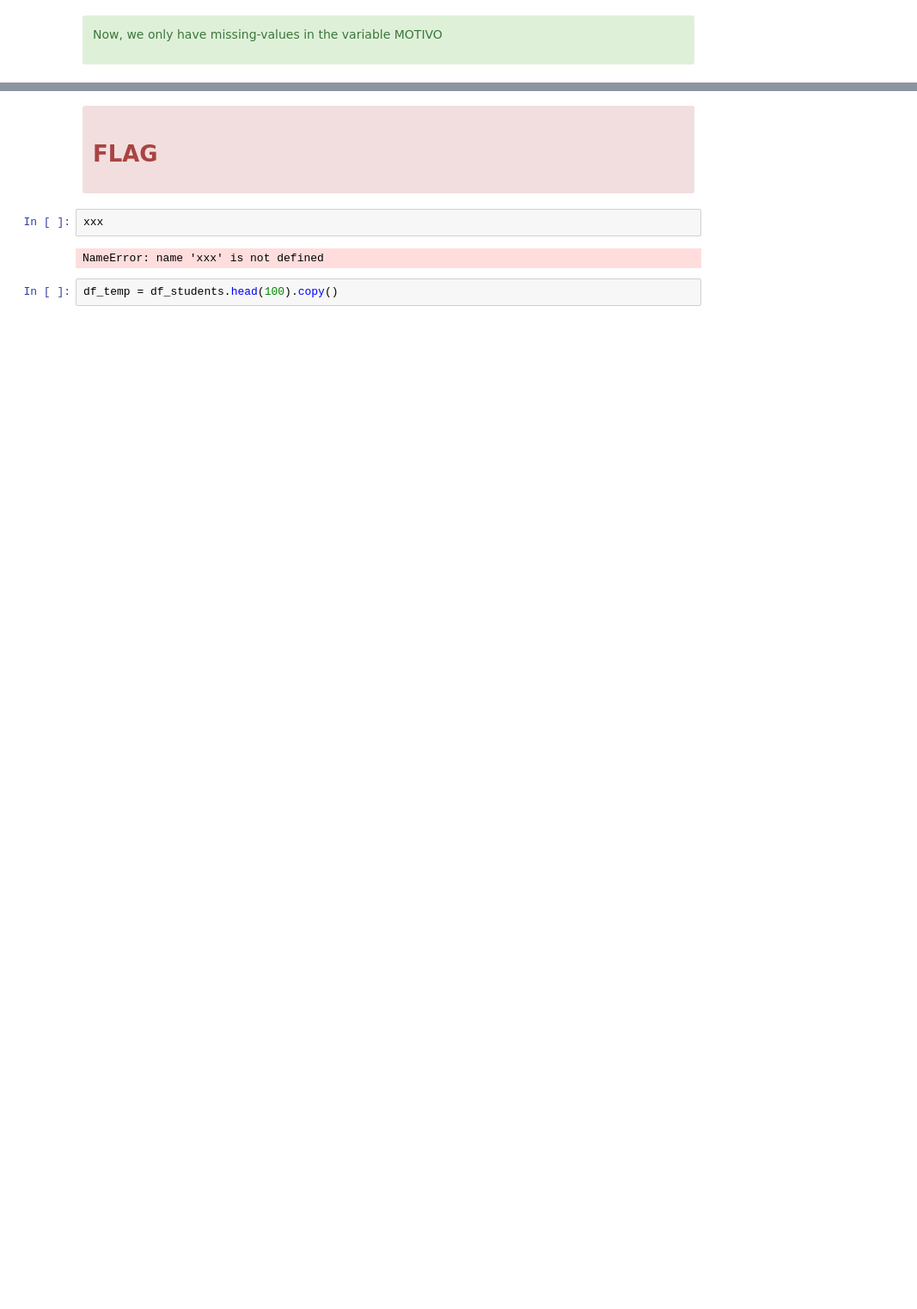
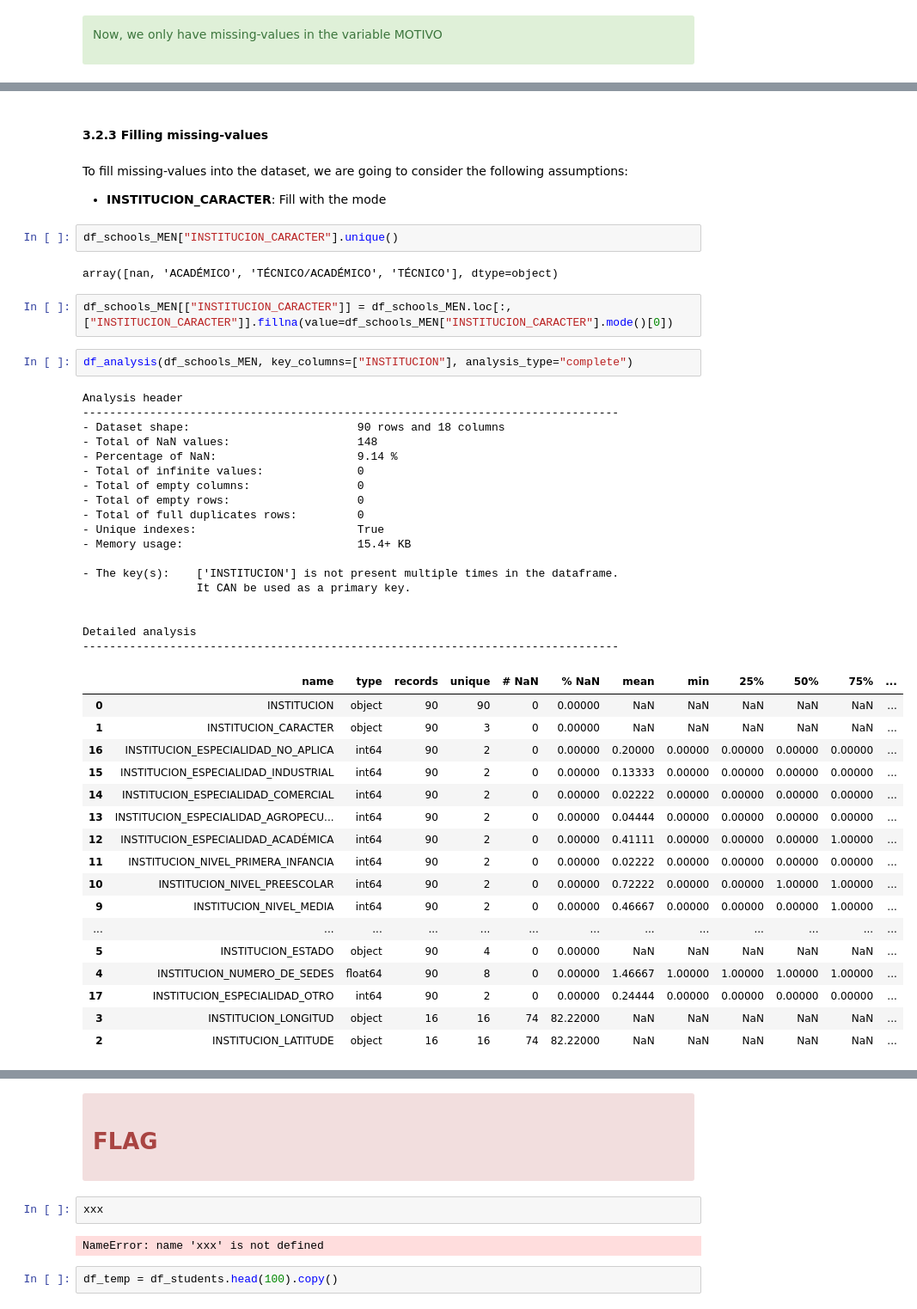
Before and after one commit to samirhinojosa/school-dropout-in-sogamoso, a Jupyter notebook: notebooks/school_dropout_eda_final.ipynb, the cells around one changed output, grey strips where cells are left out. Shown: that part at 86% size. Saved outputs shown, nothing was run; the diff lists cells and outputs as text; blank space fills up the shorter version.

```diff
--- a/notebooks/school_dropout_eda_final.ipynb
+++ b/notebooks/school_dropout_eda_final.ipynb
@@ -872,0 +1255,50 @@ Detailed analysis
+# %% [markdown]
+#### 3.2.3 Filling missing-values
+# %% [markdown]
+To fill missing-values into the dataset, we are going to consider the following assumptions:
+
+- **INSTITUCION_CARACTER**: Fill with the mode
+# %%
+df_schools_MEN["INSTITUCION_CARACTER"].unique()
+# %% [output]
+array([nan, 'ACADÉMICO', 'TÉCNICO/ACADÉMICO', 'TÉCNICO'], dtype=object)
+# %%
+df_schools_MEN[["INSTITUCION_CARACTER"]] = df_schools_MEN.loc[:, ["INSTITUCION_CARACTER"]].fillna(value=df_schools_MEN["INSTITUCION_CARACTER"].mode()[0])
+# %%
+df_analysis(df_schools_MEN, key_columns=["INSTITUCION"], analysis_type="complete")
+# %% [output]
+Analysis header
+--------------------------------------------------------------------------------
+- Dataset shape:                         90 rows and 18 columns
+- Total of NaN values:                   148
+- Percentage of NaN:                     9.14 %
+- Total of infinite values:              0
+- Total of empty columns:                0
+- Total of empty rows:                   0
+- Total of full duplicates rows:         0
+- Unique indexes:                        True
+- Memory usage:                          15.4+ KB
+
+- The key(s):    ['INSTITUCION'] is not present multiple times in the dataframe.
+                 It CAN be used as a primary key.
+
+
+Detailed analysis
+--------------------------------------------------------------------------------
+|  | name | type | records | unique | # NaN | % NaN | mean | min | 25% | 50% | 75% | ... |
+| 0 | INSTITUCION | object | 90 | 90 | 0 | 0.00000 | NaN | NaN | NaN | NaN | NaN | ... |
+| 1 | INSTITUCION_CARACTER | object | 90 | 3 | 0 | 0.00000 | NaN | NaN | NaN | NaN | NaN | ... |
+| 16 | INSTITUCION_ESPECIALIDAD_NO_APLICA | int64 | 90 | 2 | 0 | 0.00000 | 0.20000 | 0.00000 | 0.00000 | 0.00000 | 0.00000 | ... |
+| 15 | INSTITUCION_ESPECIALIDAD_INDUSTRIAL | int64 | 90 | 2 | 0 | 0.00000 | 0.13333 | 0.00000 | 0.00000 | 0.00000 | 0.00000 | ... |
+| 14 | INSTITUCION_ESPECIALIDAD_COMERCIAL | int64 | 90 | 2 | 0 | 0.00000 | 0.02222 | 0.00000 | 0.00000 | 0.00000 | 0.00000 | ... |
+| 13 | INSTITUCION_ESPECIALIDAD_AGROPECU... | int64 | 90 | 2 | 0 | 0.00000 | 0.04444 | 0.00000 | 0.00000 | 0.00000 | 0.00000 | ... |
+| 12 | INSTITUCION_ESPECIALIDAD_ACADÉMICA | int64 | 90 | 2 | 0 | 0.00000 | 0.41111 | 0.00000 | 0.00000 | 0.00000 | 1.00000 | ... |
+| 11 | INSTITUCION_NIVEL_PRIMERA_INFANCIA | int64 | 90 | 2 | 0 | 0.00000 | 0.02222 | 0.00000 | 0.00000 | 0.00000 | 0.00000 | ... |
+| 10 | INSTITUCION_NIVEL_PREESCOLAR | int64 | 90 | 2 | 0 | 0.00000 | 0.72222 | 0.00000 | 0.00000 | 1.00000 | 1.00000 | ... |
+| 9 | INSTITUCION_NIVEL_MEDIA | int64 | 90 | 2 | 0 | 0.00000 | 0.46667 | 0.00000 | 0.00000 | 0.00000 | 1.00000 | ... |
+| ... | ... | ... | ... | ... | ... | ... | ... | ... | ... | ... | ... | ... |
+| 5 | INSTITUCION_ESTADO | object | 90 | 4 | 0 | 0.00000 | NaN | NaN | NaN | NaN | NaN | ... |
+| 4 | INSTITUCION_NUMERO_DE_SEDES | float64 | 90 | 8 | 0 | 0.00000 | 1.46667 | 1.00000 | 1.00000 | 1.00000 | 1.00000 | ... |
+| 17 | INSTITUCION_ESPECIALIDAD_OTRO | int64 | 90 | 2 | 0 | 0.00000 | 0.24444 | 0.00000 | 0.00000 | 0.00000 | 0.00000 | ... |
+| 3 | INSTITUCION_LONGITUD | object | 16 | 16 | 74 | 82.22000 | NaN | NaN | NaN | NaN | NaN | ... |
+| 2 | INSTITUCION_LATITUDE | object | 16 | 16 | 74 | 82.22000 | NaN | NaN | NaN | NaN | NaN | ... |
```
Also changed, not shown: parts of 49 cells of this notebook, 1 other file.
